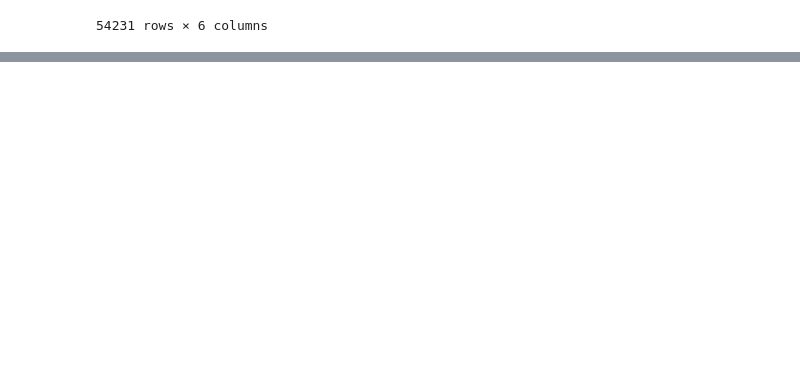
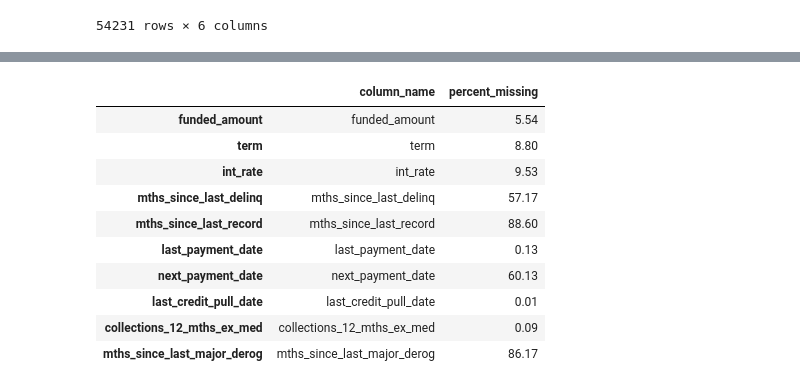
Before and after one commit to hameed0380/EDA-Customer-Loans, a Jupyter notebook: main.ipynb, the cells around one changed output, grey strips where cells are left out. Saved outputs shown, nothing was run; the diff lists cells and outputs as text; code cells hidden in the pictures; blank space fills up the shorter version.

```diff
--- a/main.ipynb
+++ b/main.ipynb
@@ -11,6 +12,7 @@ data_csv = 'data.csv'
 df = load_csv(data_csv)
 
 transformer  = DataTransformation(df)
+df_info = DataFrameInfo(df)
 df.head(10)
 # %% [output]
 |  | id | member_id | loan_amount | funded_amount | funded_amount_inv | term | int_rate | instalment | ... |
@@ -171,0 +200,15 @@ Initally I tried to convert the employment_length column to categories but this
+# %%
+# The percentage of missing values/ null
+df_info.get_missing_values()
+# %% [output]
+|  | column_name | percent_missing |
+| funded_amount | funded_amount | 5.54 |
+| term | term | 8.80 |
+| int_rate | int_rate | 9.53 |
+| mths_since_last_delinq | mths_since_last_delinq | 57.17 |
+| mths_since_last_record | mths_since_last_record | 88.60 |
+| last_payment_date | last_payment_date | 0.13 |
+| next_payment_date | next_payment_date | 60.13 |
+| last_credit_pull_date | last_credit_pull_date | 0.01 |
+| collections_12_mths_ex_med | collections_12_mths_ex_med | 0.09 |
+| mths_since_last_major_derog | mths_since_last_major_derog | 86.17 |
```
Also changed, not shown: parts of 8 cells of this notebook, 1 other file.
